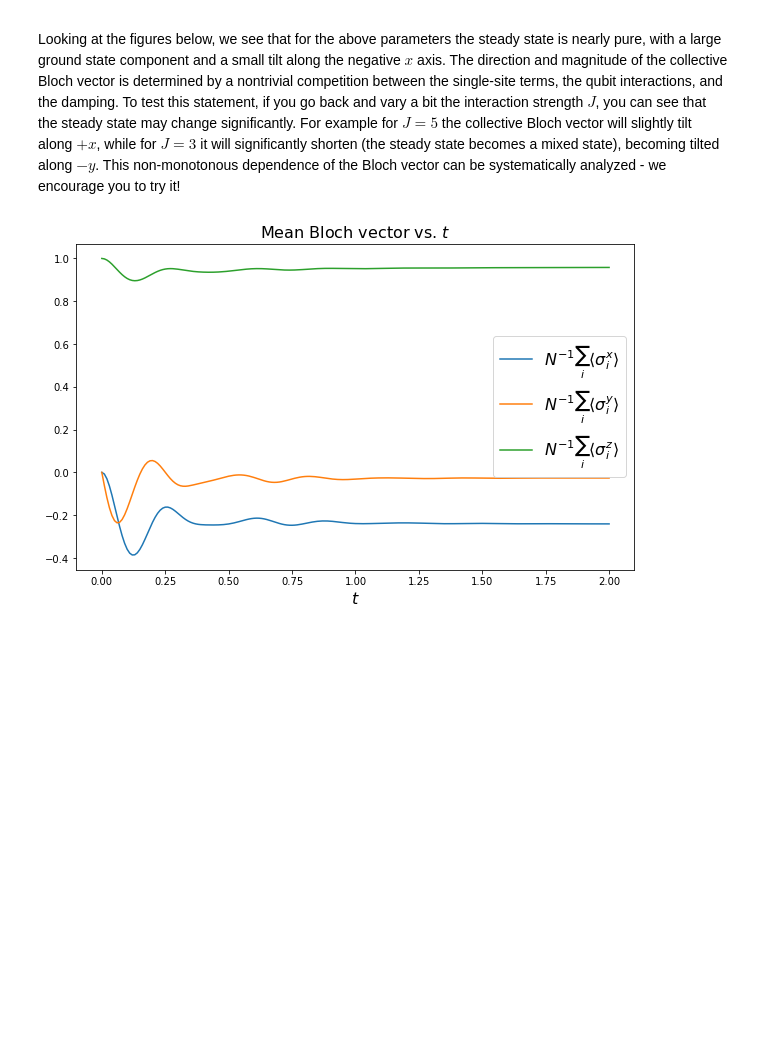
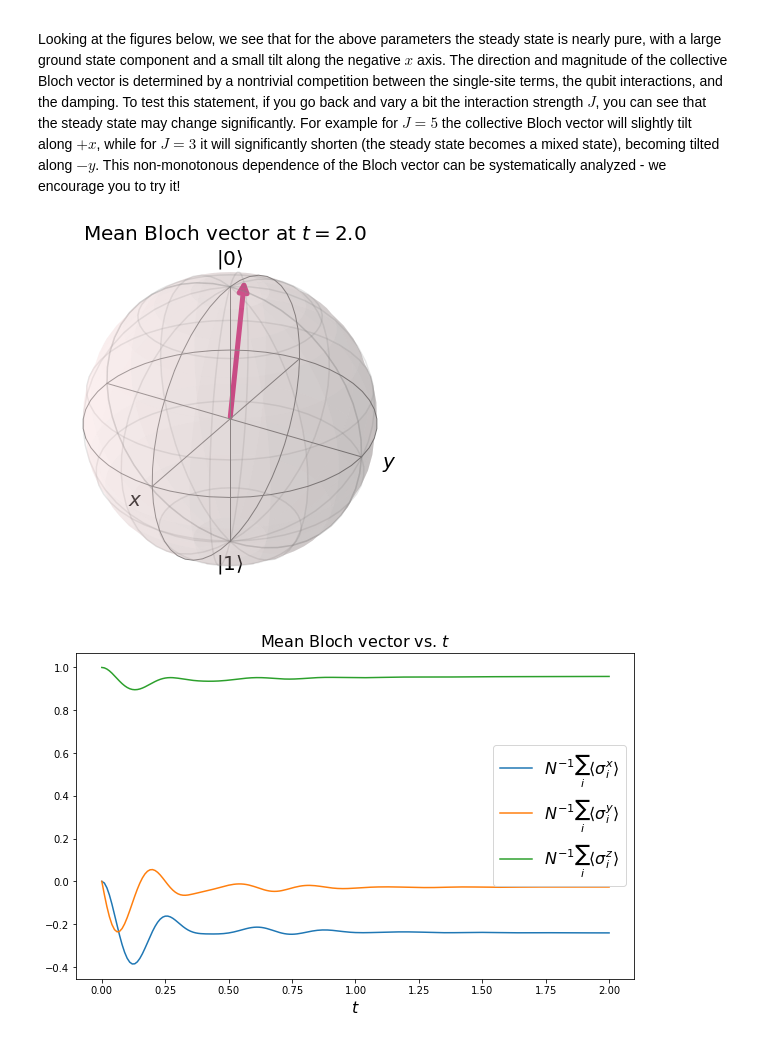
Before and after one commit to qiskit-community/qiskit-dynamics, a Jupyter notebook: docs/tutorials/Lindblad_dynamics_simulation.ipynb, the cells around one changed output. Drawn from its saved outputs; the diff is of its cells as text; code cells hidden in the pictures; blank space fills up the shorter version.

```diff
--- a/docs/tutorials/Lindblad_dynamics_simulation.ipynb
+++ b/docs/tutorials/Lindblad_dynamics_simulation.ipynb
@@ -169,25 +169,26 @@ Looking at the figures below, we see that for the above parameters the steady st
 # %%
 from qiskit.visualization import plot_bloch_vector
 import matplotlib.pyplot as plt
 %matplotlib inline
 
 fontsize = 16
 
 _, ax = plt.subplots(figsize = (10, 6))
 plt.rcParams.update({'font.size': fontsize})
 plt.plot(t_eval, x_mean, label = '$ N^{-1}\sum_i \\langle \\sigma^x_i \\rangle$')
 plt.plot(t_eval, y_mean, label = '$ N^{-1}\sum_i \\langle \\sigma^y_i \\rangle$')
 plt.plot(t_eval, z_mean, label = '$ N^{-1}\sum_i \\langle \\sigma^z_i \\rangle$')
 plt.legend(fontsize = fontsize)
 ax.set_xlabel('$t$', fontsize = fontsize)
 ax.set_title('Mean Bloch vector vs. $t$', fontsize = fontsize)
 
-plot_bloch_vector([x_mean[-1], y_mean[-1], z_mean[-1]],
-                  f'Mean Bloch vector at $t = {t_eval[-1]}$')
+display(plot_bloch_vector([x_mean[-1], y_mean[-1], z_mean[-1]],
+                  f'Mean Bloch vector at $t = {t_eval[-1]}$'))
 
 if N > 1 and ((abs(x_mean[-1]) > 1e-5 and abs(x_data[0, -1] / x_mean[-1] - 1) > 1e-5 or
               (abs(z_mean[-1]) > 1e-5 and abs(z_data[1, -1] / z_mean[-1] - 1) > 1e-5))):
     print("The solution at the final time appears to break translation invariance. "
           "The precision of the simulation should be examined.")
 # %% [output]
-[figure, old version]
+[figure, new version]
+[figure, added]
```
Also changed, not shown: parts of 1 cell of this notebook.
